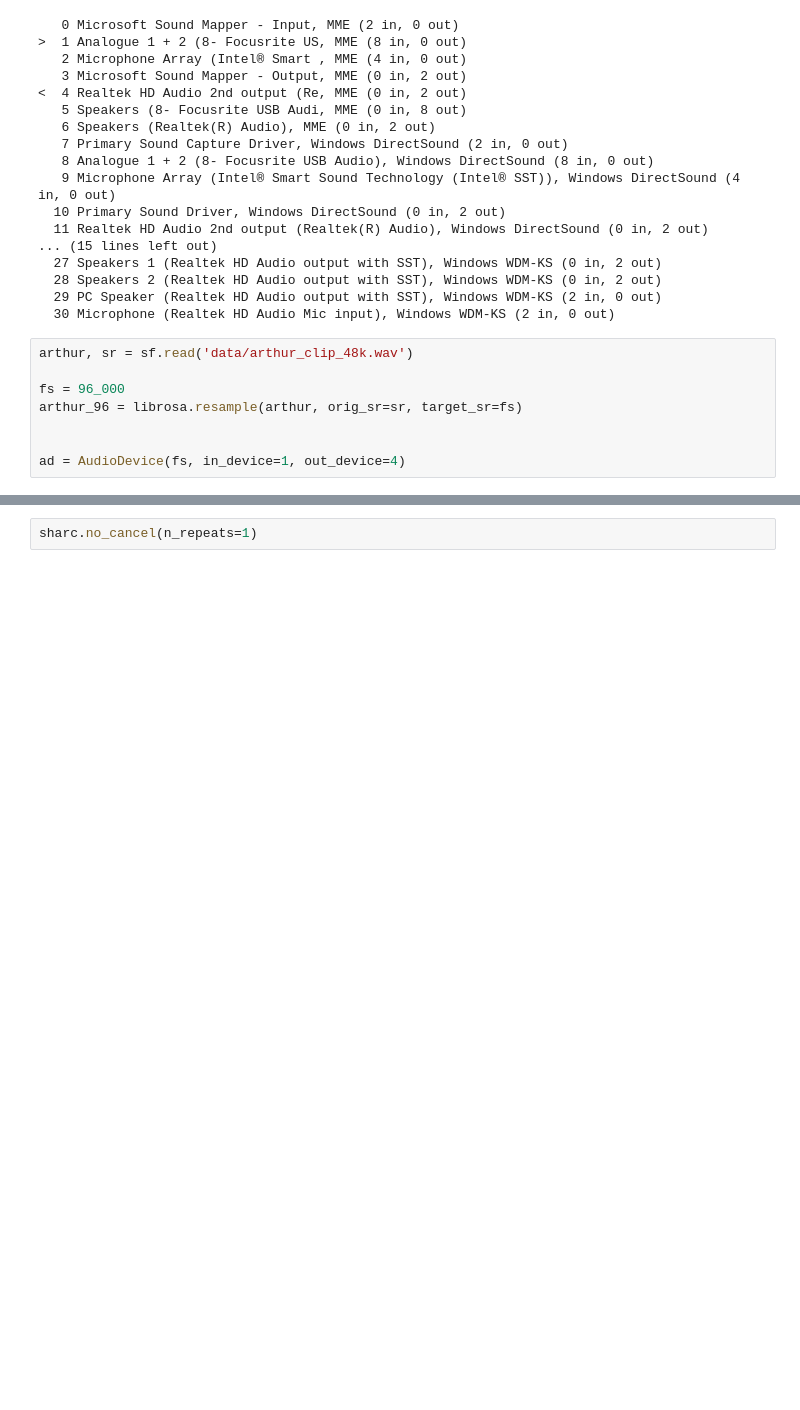
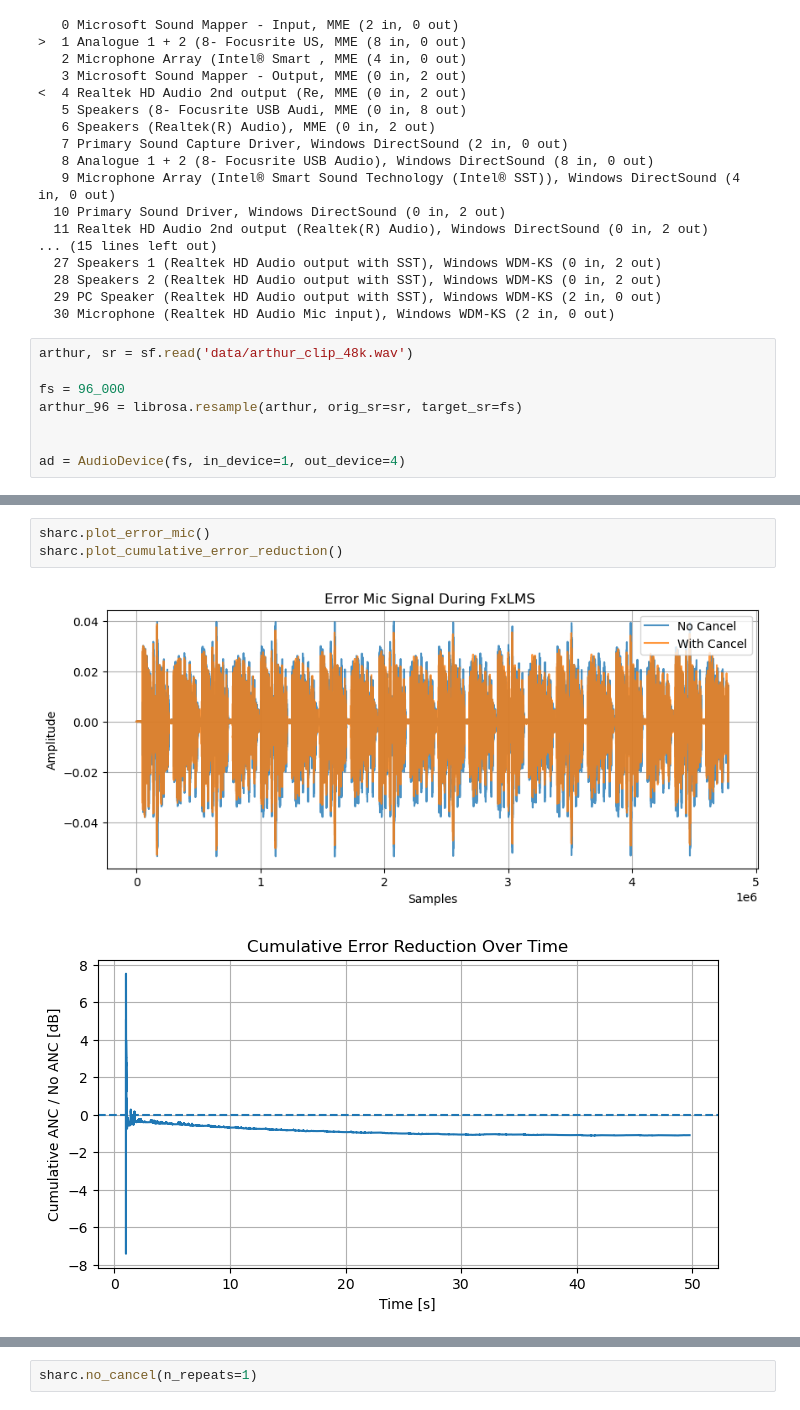
Before and after one commit to bowerirn/Reverb-Control, a Jupyter notebook: experiments/sharc_grid_search.ipynb, the cells around one changed output, grey strips where cells are left out. Saved outputs shown, nothing was run; the diff lists cells and outputs as text; blank space fills up the shorter version.

```diff
--- a/experiments/sharc_grid_search.ipynb
+++ b/experiments/sharc_grid_search.ipynb
@@ -42,0 +80,6 @@ Using input:  USB2.0-MIDI 1
+# %%
+sharc.plot_error_mic()
+sharc.plot_cumulative_error_reduction()
+# %% [output]
+[figure, added]
+[figure, added]
```
Also changed, not shown: parts of 90 cells of this notebook, 53 other files.
